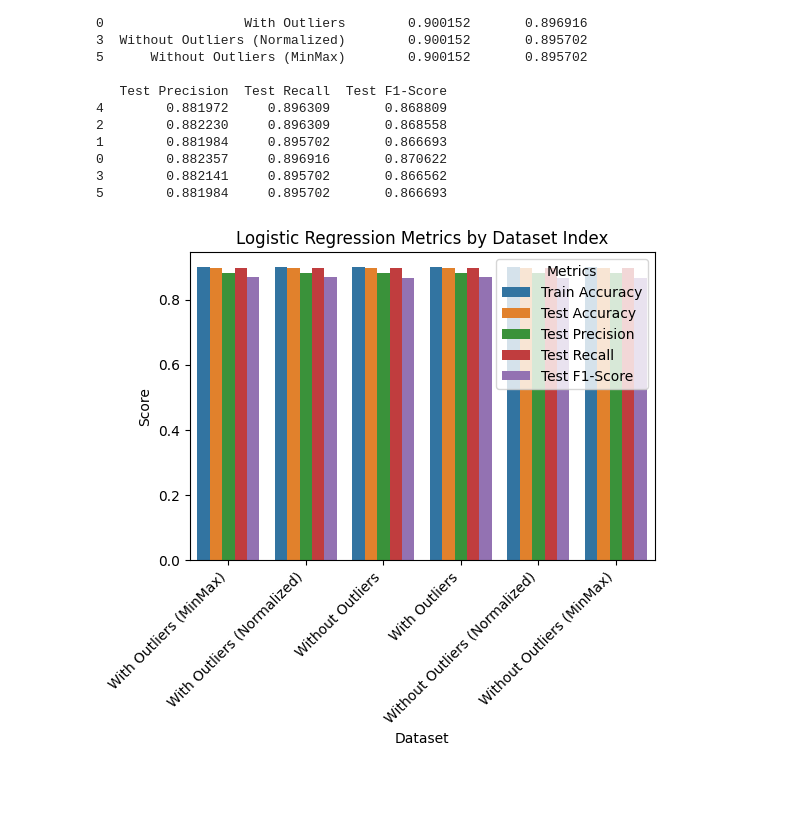
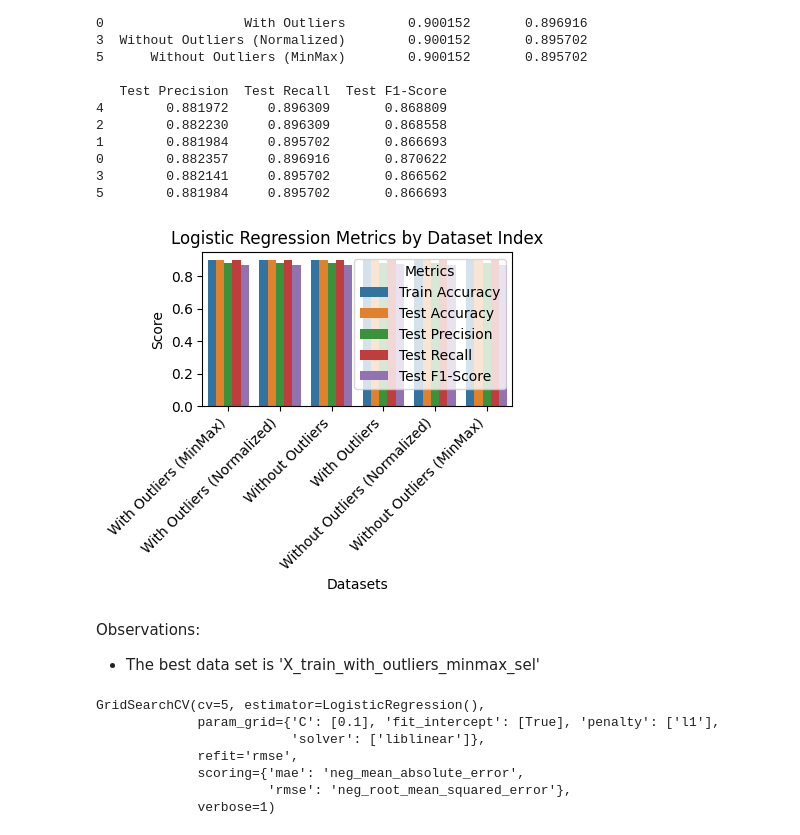
Before and after one commit to PeyraHub/EDA-bank-marketing-campaign-data, a Jupyter notebook: src/ML.ipynb, the cells around one changed output. Saved outputs shown, nothing was run; the diff lists cells and outputs as text; code cells hidden in the pictures; blank space fills up the shorter version.

```diff
--- a/src/ML.ipynb
+++ b/src/ML.ipynb
@@ -113,21 +100,24 @@ Please also refer to the documentation for alternative solver options:
 3        0.882141     0.895702       0.866562
 5        0.881984     0.895702       0.866693
 # %%
-plt.figure(figsize=(6, 4))
+plt.figure(figsize=(4, 2))
 sns.barplot(
     data=sorted_results_df.melt(
         id_vars=["Dataset Name"],
         value_vars=["Train Accuracy", "Test Accuracy", "Test Precision", "Test Recall", "Test F1-Score"]
     ),
     x="Dataset Name",
     y="value",
     hue="variable"
 )
 plt.title("Logistic Regression Metrics by Dataset Index")
 plt.ylabel("Score")
-plt.xlabel("Dataset")
+plt.xlabel("Datasets")
 plt.xticks(rotation=45, ha="right")
 plt.legend(title="Metrics")
 plt.show()
 # %% [output]
-[figure, old version]
+[figure, new version]
+# %% [markdown]
+Observations:
+- The best data set is 'X_train_with_outliers_minmax_sel'
@@ -133,0 +136,11 @@ plt.show()
+# %%
+grid = GridSearchCV(models[1], param_grid=hyperparameters, scoring=scoring, refit='rmse', cv= 5, verbose=1)
+grid
+# %% [output]
+GridSearchCV(cv=5, estimator=LogisticRegression(),
+             param_grid={'C': [0.1], 'fit_intercept': [True], 'penalty': ['l1'],
+                         'solver': ['liblinear']},
+             refit='rmse',
+             scoring={'mae': 'neg_mean_absolute_error',
+                      'rmse': 'neg_root_mean_squared_error'},
+             verbose=1)
```
Also changed, not shown: parts of 8 cells of this notebook.
